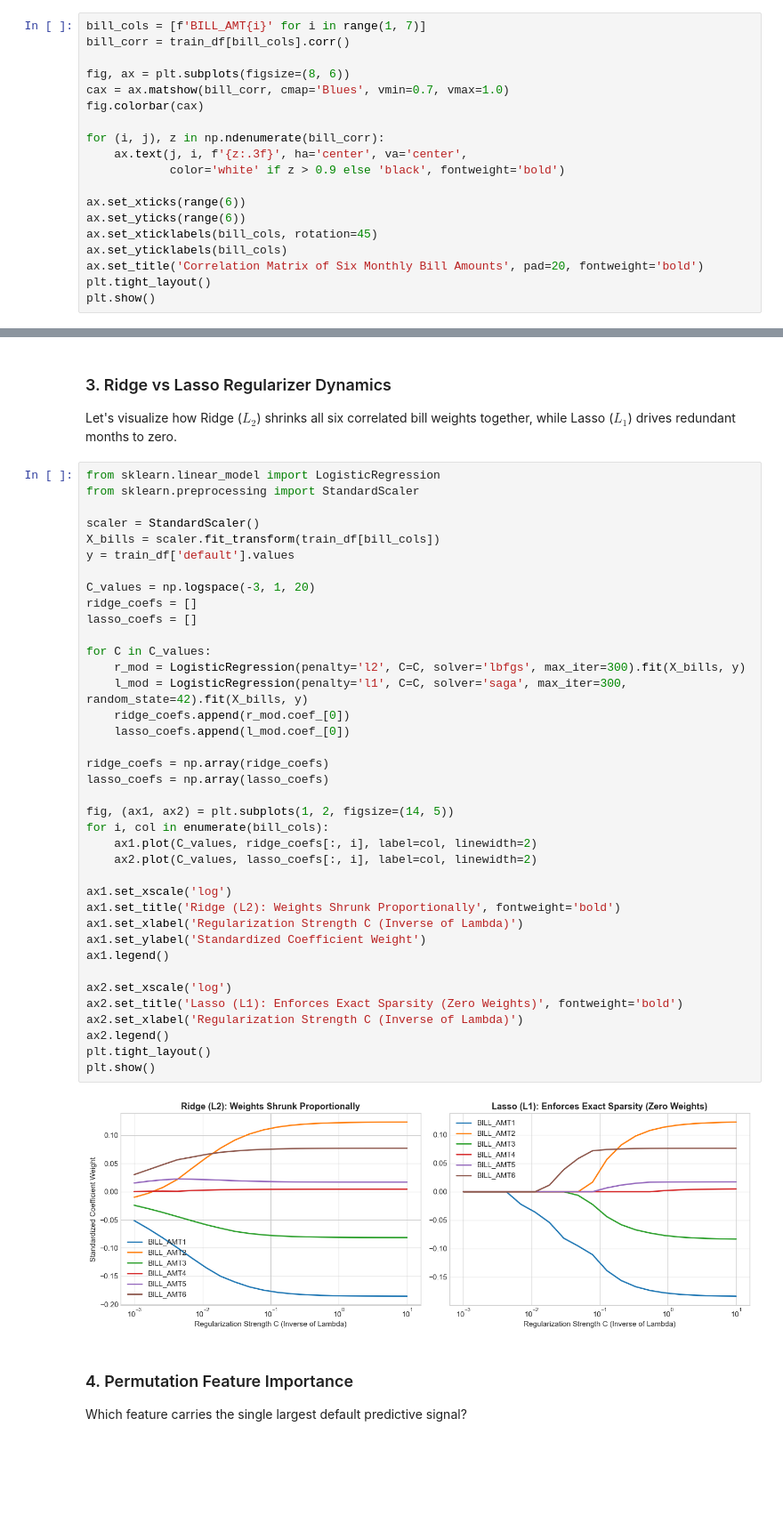
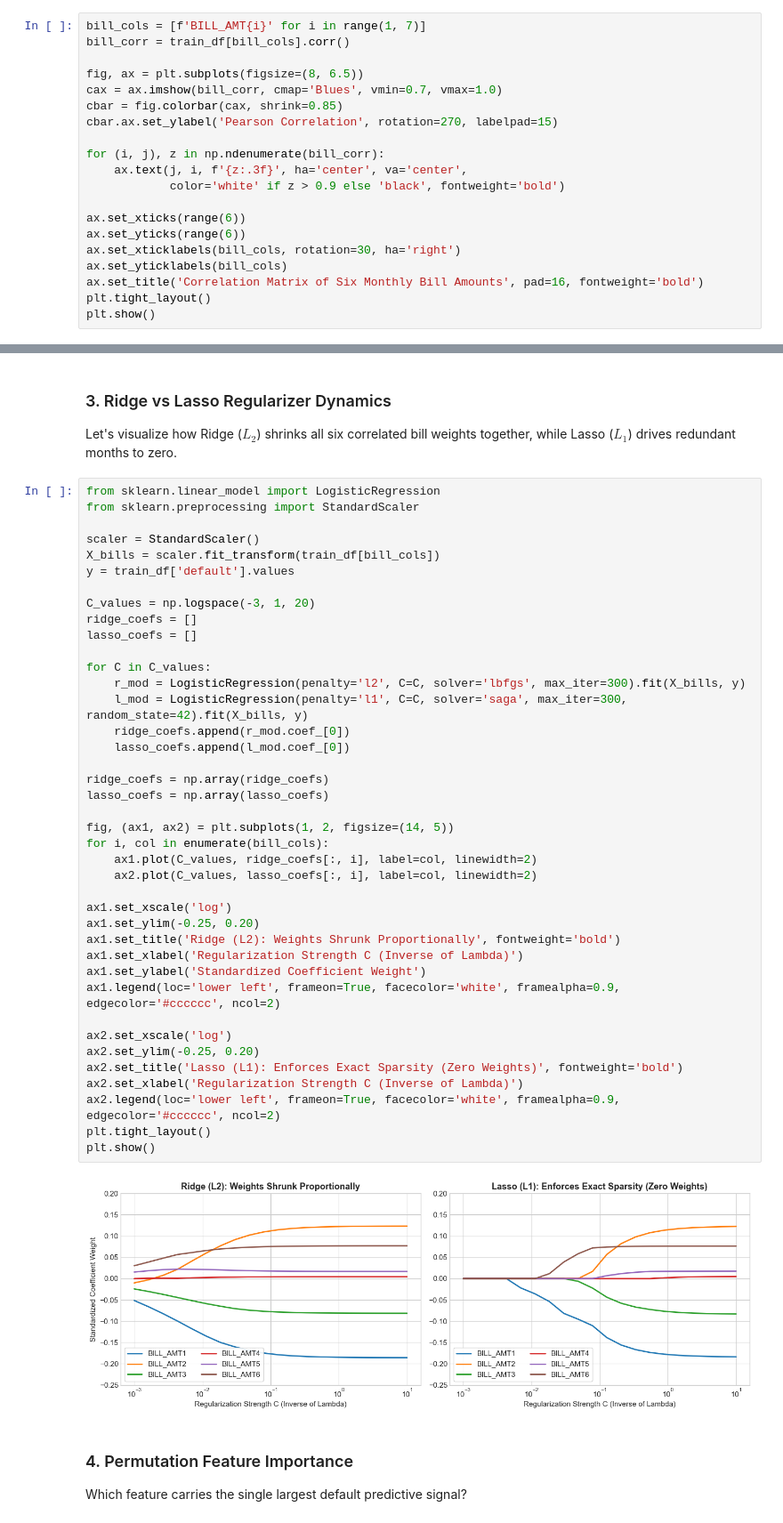
Before and after one commit to Jay-Glasswala/ML-Project, a Jupyter notebook: notebooks/eda_and_collinearity.ipynb, the cells around one changed output, grey strips where cells are left out. Shown at 89% size. Saved outputs shown, nothing was run; the diff lists cells and outputs as text; blank space fills up the shorter version.

```diff
--- a/notebooks/eda_and_collinearity.ipynb
+++ b/notebooks/eda_and_collinearity.ipynb
@@ -37,9 +37,10 @@ Let's inspect the correlation matrix among the six billing months on the trainin
 bill_cols = [f'BILL_AMT{i}' for i in range(1, 7)]
 bill_corr = train_df[bill_cols].corr()
 
-fig, ax = plt.subplots(figsize=(8, 6))
-cax = ax.matshow(bill_corr, cmap='Blues', vmin=0.7, vmax=1.0)
-fig.colorbar(cax)
+fig, ax = plt.subplots(figsize=(8, 6.5))
+cax = ax.imshow(bill_corr, cmap='Blues', vmin=0.7, vmax=1.0)
+cbar = fig.colorbar(cax, shrink=0.85)
+cbar.ax.set_ylabel('Pearson Correlation', rotation=270, labelpad=15)
 
 for (i, j), z in np.ndenumerate(bill_corr):
     ax.text(j, i, f'{z:.3f}', ha='center', va='center',
@@ -47,9 +48,9 @@ for (i, j), z in np.ndenumerate(bill_corr):
 
 ax.set_xticks(range(6))
 ax.set_yticks(range(6))
-ax.set_xticklabels(bill_cols, rotation=45)
+ax.set_xticklabels(bill_cols, rotation=30, ha='right')
 ax.set_yticklabels(bill_cols)
-ax.set_title('Correlation Matrix of Six Monthly Bill Amounts', pad=20, fontweight='bold')
+ax.set_title('Correlation Matrix of Six Monthly Bill Amounts', pad=16, fontweight='bold')
 plt.tight_layout()
 plt.show()
 # %% [output]
@@ -90,36 +92,38 @@ y = train_df['default'].values
 
 C_values = np.logspace(-3, 1, 20)
 ridge_coefs = []
 lasso_coefs = []
 
 for C in C_values:
     r_mod = LogisticRegression(penalty='l2', C=C, solver='lbfgs', max_iter=300).fit(X_bills, y)
     l_mod = LogisticRegression(penalty='l1', C=C, solver='saga', max_iter=300, random_state=42).fit(X_bills, y)
     ridge_coefs.append(r_mod.coef_[0])
     lasso_coefs.append(l_mod.coef_[0])
 
 ridge_coefs = np.array(ridge_coefs)
 lasso_coefs = np.array(lasso_coefs)
 
 fig, (ax1, ax2) = plt.subplots(1, 2, figsize=(14, 5))
 for i, col in enumerate(bill_cols):
     ax1.plot(C_values, ridge_coefs[:, i], label=col, linewidth=2)
     ax2.plot(C_values, lasso_coefs[:, i], label=col, linewidth=2)
 
 ax1.set_xscale('log')
+ax1.set_ylim(-0.25, 0.20)
 ax1.set_title('Ridge (L2): Weights Shrunk Proportionally', fontweight='bold')
 ax1.set_xlabel('Regularization Strength C (Inverse of Lambda)')
 ax1.set_ylabel('Standardized Coefficient Weight')
-ax1.legend()
+ax1.legend(loc='lower left', frameon=True, facecolor='white', framealpha=0.9, edgecolor='#cccccc', ncol=2)
 
 ax2.set_xscale('log')
+ax2.set_ylim(-0.25, 0.20)
 ax2.set_title('Lasso (L1): Enforces Exact Sparsity (Zero Weights)', fontweight='bold')
 ax2.set_xlabel('Regularization Strength C (Inverse of Lambda)')
-ax2.legend()
+ax2.legend(loc='lower left', frameon=True, facecolor='white', framealpha=0.9, edgecolor='#cccccc', ncol=2)
 plt.tight_layout()
 plt.show()
 # %% [output]
-[figure, old version]
+[figure, new version]
 # %% [markdown]
 ### 4. Permutation Feature Importance
 Which feature carries the single largest default predictive signal?
```
Also changed, not shown: parts of 3 cells of this notebook, 2 other files.
